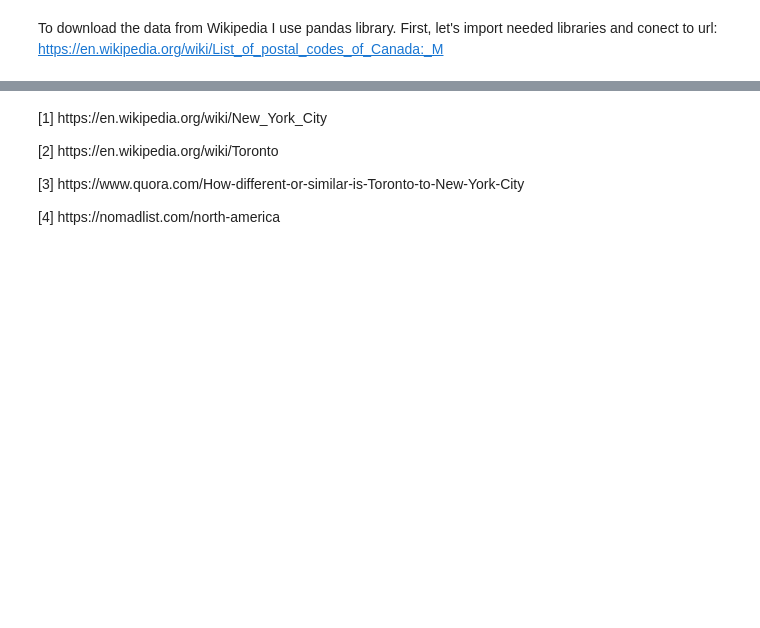
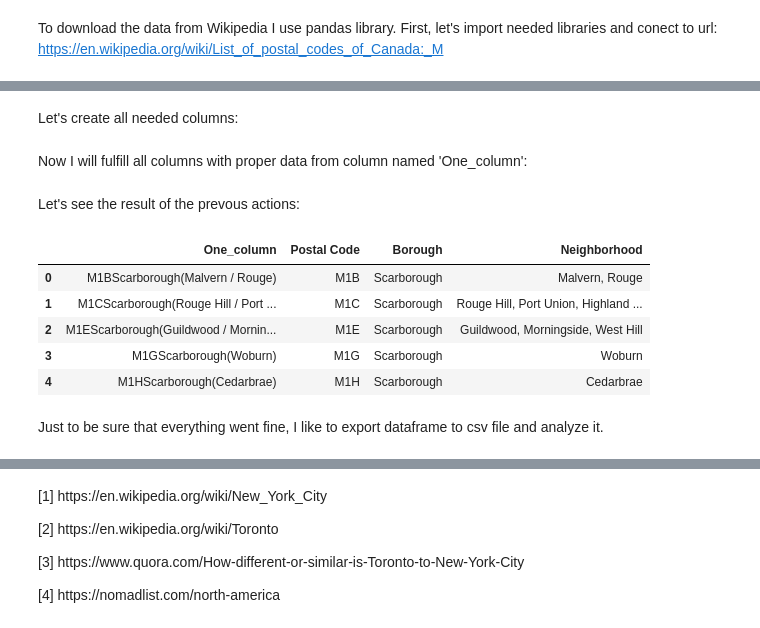
Before and after one commit to kamilkafara-total/Coursera_Capstone, a Jupyter notebook: final_reports/The battle of neighborhoods - office in Toronto.ipynb, the cells around one changed output, grey strips where cells are left out. Saved outputs shown, nothing was run; the diff lists cells and outputs as text; code cells hidden in the pictures; blank space fills up the shorter version.

```diff
--- a/final_reports/The battle of neighborhoods - office in Toronto.ipynb
+++ b/final_reports/The battle of neighborhoods - office in Toronto.ipynb
@@ -75,0 +155,2 @@ URLError: <urlopen error [SSL: CERTIFICATE_VERIFY_FAILED] certificate verify fai
+# %% [markdown]
+Let's create all needed columns:
@@ -75,0 +162,39 @@ URLError: <urlopen error [SSL: CERTIFICATE_VERIFY_FAILED] certificate verify fai
+# %% [markdown]
+Now I will fulfill all columns with proper data from column named 'One_column':
+# %%
+#Fulfilling Postal Code column with 3 first characters from One_column
+for i in range(180):
+    postal_code=df_onecolumn.loc[i,'One_column']
+    df_onecolumn.loc[i,"Postal Code"]=postal_code[:3]
+
+#Fulfilling Delete column with 15 next chatacters from One_colum.
+#The column Delet will be used to delete all "Not assigned" codes.
+    delete_column=df_onecolumn.loc[i,'One_column']
+    df_onecolumn.loc[i,"Delete"]=delete_column[3:15]
+
+df_onecolumn = df_onecolumn[df_onecolumn['Delete'] != 'Not assigned']
+
+df_onecolumn=df_onecolumn.reset_index()
+df_onecolumn = df_onecolumn.drop(['index'], axis=1)
+
+for i in range(df_onecolumn.shape[0]):
+    #print(i)
+    a=df_onecolumn.loc[i,'One_column']
+    #print(a)
+    a=a[3:]
+    #print(a)
+    b=a.split("(")[1]
+    #print(b)
+    a=a.split("(")[0]
+    #print(a)
+    df_onecolumn.loc[i,"Borough"]=a
+    df_onecolumn.loc[i,"Neighborhood"]=b
+
+df_onecolumn = df_onecolumn.drop(['Delete'], axis=1)
+
+for i in range(df_onecolumn.shape[0]):
+    a=df_onecolumn.loc[i,'Neighborhood']
+    a=a.split(")")[0]
+    a=a.replace(" / ",", ")
+
+    df_onecolumn.loc[i,"Neighborhood"]=a
@@ -75,0 +203,13 @@ URLError: <urlopen error [SSL: CERTIFICATE_VERIFY_FAILED] certificate verify fai
+# %% [markdown]
+Let's see the result of the prevous actions:
+# %%
+df_onecolumn.head()
+# %% [output]
+|  | One_column | Postal Code | Borough | Neighborhood |
+| 0 | M1BScarborough(Malvern / Rouge) | M1B | Scarborough | Malvern, Rouge |
+| 1 | M1CScarborough(Rouge Hill / Port ... | M1C | Scarborough | Rouge Hill, Port Union, Highland ... |
+| 2 | M1EScarborough(Guildwood / Mornin... | M1E | Scarborough | Guildwood, Morningside, West Hill |
+| 3 | M1GScarborough(Woburn) | M1G | Scarborough | Woburn |
+| 4 | M1HScarborough(Cedarbrae) | M1H | Scarborough | Cedarbrae |
+# %% [markdown]
+Just to be sure that everything went fine, I like to export dataframe to csv file and analyze it.
```
Also changed, not shown: parts of 55 cells of this notebook, 4 other files.
